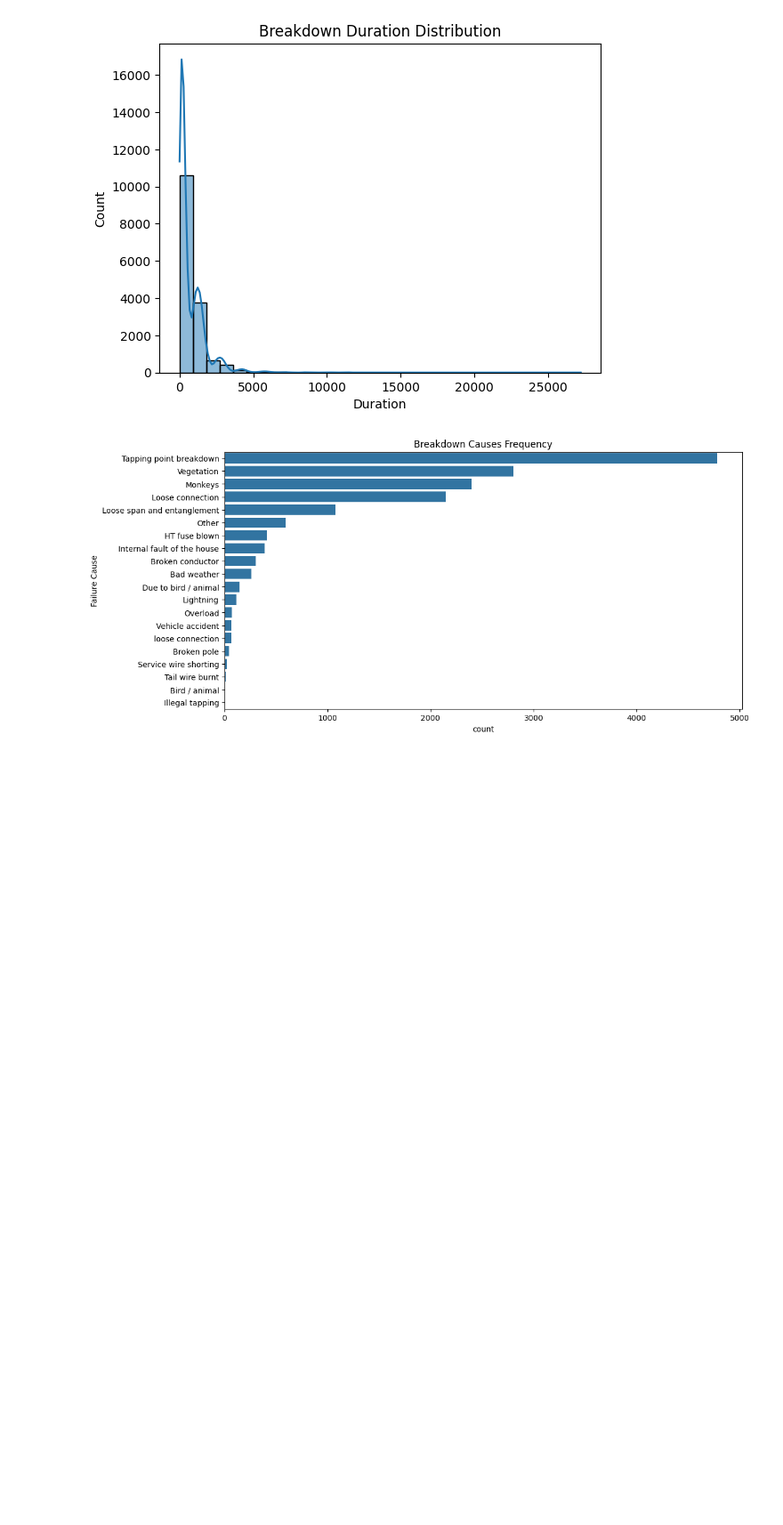
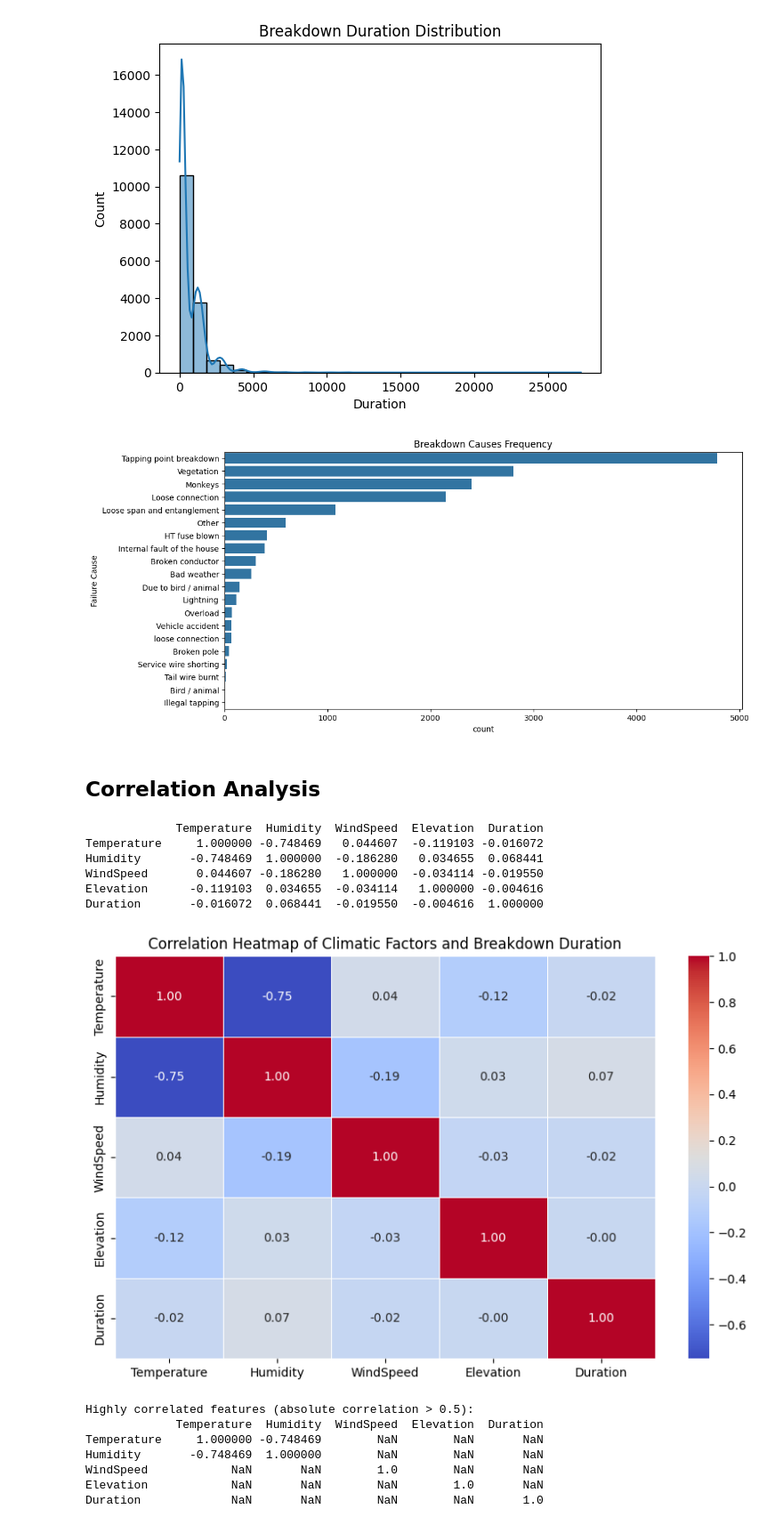
Before and after one commit to Chalitha99/Research-ML-Model, a Jupyter notebook: Statistical_Analysis.ipynb, the cells around one changed output. Shown at 89% size. Drawn from its saved outputs; the diff is of its cells as text; code cells hidden in the pictures; blank space fills up the shorter version.

Commit message:
Time Series and Correlation Analysis added

```diff
--- a/Statistical_Analysis.ipynb
+++ b/Statistical_Analysis.ipynb
@@ -75,3 +75,48 @@ plt.show()
 # %% [output]
 [figure]
 [figure]
+# %% [markdown]
+## **Correlation Analysis**
+# %%
+import pandas as pd
+import seaborn as sns
+import matplotlib.pyplot as plt
+
+# Load dataset
+df = pd.read_csv("csv_pre_processed.csv")
+
+# Selecting numerical features for correlation analysis
+numerical_features = ['Temperature', 'Humidity', 'WindSpeed', 'Elevation', 'Duration']
+
+# Compute correlation matrix
+correlation_matrix = df[numerical_features].corr()
+
+# Display correlation matrix
+print(correlation_matrix)
+# %% [output]
+             Temperature  Humidity  WindSpeed  Elevation  Duration
+Temperature     1.000000 -0.748469   0.044607  -0.119103 -0.016072
+Humidity       -0.748469  1.000000  -0.186280   0.034655  0.068441
+WindSpeed       0.044607 -0.186280   1.000000  -0.034114 -0.019550
+Elevation      -0.119103  0.034655  -0.034114   1.000000 -0.004616
+Duration       -0.016072  0.068441  -0.019550  -0.004616  1.000000
+# %%
+plt.figure(figsize=(10, 6))
+sns.heatmap(correlation_matrix, annot=True, cmap='coolwarm', fmt=".2f", linewidths=0.5)
+plt.title("Correlation Heatmap of Climatic Factors and Breakdown Duration")
+plt.show()
+
+threshold = 0.5  # Adjust as needed
+high_correlation = correlation_matrix[abs(correlation_matrix) > threshold]
+
+print("Highly correlated features (absolute correlation > 0.5):")
+print(high_correlation)
+# %% [output]
+[figure, added]
+Highly correlated features (absolute correlation > 0.5):
+             Temperature  Humidity  WindSpeed  Elevation  Duration
+Temperature     1.000000 -0.748469        NaN        NaN       NaN
+Humidity       -0.748469  1.000000        NaN        NaN       NaN
+WindSpeed            NaN       NaN        1.0        NaN       NaN
+Elevation            NaN       NaN        NaN        1.0       NaN
+Duration             NaN       NaN        NaN        NaN       1.0
```
Also changed, not shown: parts of 2 cells of this notebook.
